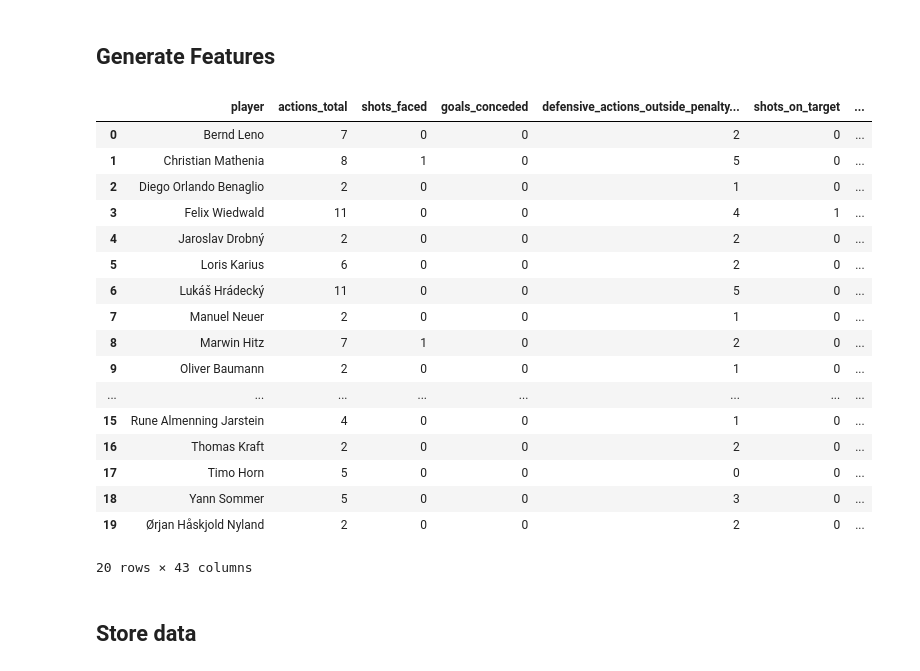
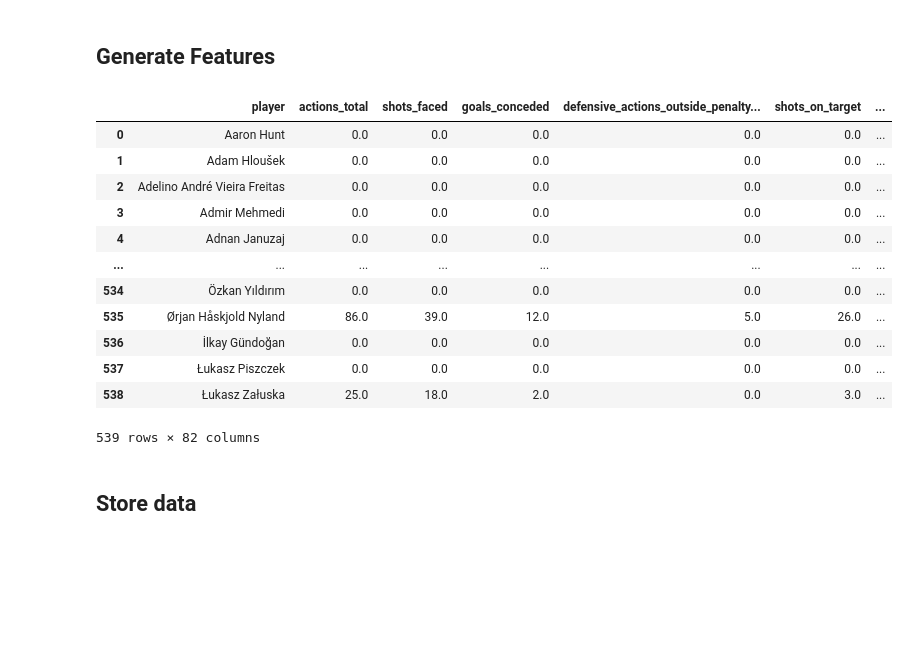
Before and after one commit to allorenz/football-player-similarity, a Jupyter notebook: src/notebooks/feature_goalkeeping.ipynb, the cells around one changed output. Drawn from its saved outputs; the diff is of its cells as text; code cells hidden in the pictures; blank space fills up the shorter version.

```diff
--- a/src/notebooks/feature_goalkeeping.ipynb
+++ b/src/notebooks/feature_goalkeeping.ipynb
@@ -7,14 +7,15 @@ import pandas as pd
 import numpy as np
 from ast import literal_eval
 from mplsoccer import Pitch, VerticalPitch, Standardizer
-
 # Run the notebook from inside the notebooks folder
 sys.path.append(os.path.abspath(os.path.join(os.path.dirname(__name__), '..')))
-
 from scripts.dataloader import Dataloader
 
+
 dataloader = Dataloader()
-
 df = dataloader.get_dimension(dimension="goal_keeping")
 df.columns, df.shape
+
+# load standard stats
+standard_stats = pd.read_csv("../../data/standard_stats.csv").loc[:,["player","full_match_equivalents"]]
 # %% [output]
@@ -40,7 +36,7 @@ def convert_to_list(input_data):
 
 df["location"] = df["location"].apply(convert_to_list)
 df[["x", "y"]] = df["location"].apply(pd.Series)
-df["under_pressure"] = df["under_pressure"] == True
+df["under_pressure"] = df["under_pressure"].fillna(False)
 df
 # %% [output]
 |  | player | location | type | under_pressure | goalkeeper_position | goalkeeper_technique | ... |
@@ -95,7 +91,7 @@ def is_ex_inside_defending_third(row):
         return (x <= 40)
 
 
-def analyze_defending(df):
+def analyze_defending(df, standard_stats):
     """
     This function Pre-compute all conditions for Vectorize operations.
     Returns results grouped by player and under_pressure
@@ -155,7 +151,7 @@ def analyze_defending(df):
 
 
 
-    player_under_pressure_grouping = df_with_flags.groupby(['player',"under_pressure"]).agg(
+    total_stats = df_with_flags.groupby(['player']).agg(
             # general actions
             actions_total=('player', 'count'),
             shots_faced=("is_shot_faced","sum"),
@@ -199,55 +195,69 @@ def analyze_defending(df):
             sweeper_collects_ball=("is_sweeper_and_collects_ball","sum"),
             sweeper_clears_ball=("is_sweeper_and_clears_ball","sum"),
             # collecting the ball
             collecting_ball_total=("is_ball_collecting","sum"),
             collecting_ball_failed=("ball_collection_failed","sum"),
             collecting_ball_in_second_attempt=("ball_collection_two_attemps_needed", "sum"), # e.g. due to misjudgment or dense goal area
             # distance to goal
             avg_distance_to_goal=("distance_to_goal",lambda x: (x).mean()),
             avg_distance_to_goal_saved_shots=("distance_to_goal", lambda x: x[df_with_flags["is_saved_shot"] == True].mean()),
             avg_distance_to_goal_goals_conceded=("distance_to_goal", lambda x: x[df_with_flags["goal_conceded"] == True].mean()),
 
     )
 
-    total_stats = player_under_pressure_grouping.groupby('player').sum()
+    ### calculate relative values ###
 
     calculation_pairs = [
             ("shots_on_target","shots_faced","shots_on_target_%"),
             ("goals_conceded","shots_on_target","save_%"),
             ("penalty_saved","penalty_total","penalty_save_%"),
-
         ]
 
     for a, b, c in calculation_pairs:
         total_stats[c] = (total_stats[f'{a}'] / total_stats[f'{b}'])
-        total_stats[c] = total_stats[c].replace([np.inf, -np.inf], np.nan)
+        total_stats[c] = total_stats[c].replace([np.inf, -np.inf], 0)
+    total_stats = total_stats.fillna(0)
+    total_stats = total_stats.reset_index(drop=False)
 
+    ###  calcuate stats per match ###
 
-    total_stats = total_stats.reset_index(drop=False)
+    # merge standard stats with absolute values (result_df)
+    absolute_column_values = [col for col in total_stats.columns if not col.endswith("_%") ]
+    df_stats_per_game = pd.merge(left=standard_stats, right=total_stats[absolute_column_values],on="player",how="left")
+
+    # calcuate stats per match and add to result_df
+    for col in df_stats_per_game.drop(["player", "full_match_equivalents"], axis=1).columns:
+        col_name = f"{col}_per_match"
+        df_stats_per_game[col_name] = (df_stats_per_game[col] / 90).round(3)
+
+    # keep only per match stats
+    column_per_match = [col for col in df_stats_per_game.columns if col.endswith("_per_match") or col=="player" ]
+    df_stats_per_game = df_stats_per_game[column_per_match]
+
+    # merge: abosulte, relative, per game values
+    total_stats = pd.merge(left=total_stats, right=df_stats_per_game, on="player", how="right")
+
+    # many field players have no goal keeper attributes
+    total_stats = total_stats.fillna(0)
 
     return total_stats
 
-result_df = analyze_defending(df)
+result_df = analyze_defending(df, standard_stats)
 result_df
 # %% [output]
 |  | player | actions_total | shots_faced | goals_conceded | defensive_actions_outside_penalty... | shots_on_target | ... |
-| 0 | Bernd Leno | 7 | 0 | 0 | 2 | 0 | ... |
-| 1 | Christian Mathenia | 8 | 1 | 0 | 5 | 0 | ... |
-| 2 | Diego Orlando Benaglio | 2 | 0 | 0 | 1 | 0 | ... |
-| 3 | Felix Wiedwald | 11 | 0 | 0 | 4 | 1 | ... |
-| 4 | Jaroslav Drobný | 2 | 0 | 0 | 2 | 0 | ... |
-| 5 | Loris Karius | 6 | 0 | 0 | 2 | 0 | ... |
-| 6 | Lukáš Hrádecký | 11 | 0 | 0 | 5 | 0 | ... |
-| 7 | Manuel Neuer | 2 | 0 | 0 | 1 | 0 | ... |
-| 8 | Marwin Hitz | 7 | 1 | 0 | 2 | 0 | ... |
-| 9 | Oliver Baumann | 2 | 0 | 0 | 1 | 0 | ... |
+| 0 | Aaron Hunt | 0.0 | 0.0 | 0.0 | 0.0 | 0.0 | ... |
+| 1 | Adam Hloušek | 0.0 | 0.0 | 0.0 | 0.0 | 0.0 | ... |
+| 2 | Adelino André Vieira Freitas | 0.0 | 0.0 | 0.0 | 0.0 | 0.0 | ... |
+| 3 | Admir Mehmedi | 0.0 | 0.0 | 0.0 | 0.0 | 0.0 | ... |
+| 4 | Adnan Januzaj | 0.0 | 0.0 | 0.0 | 0.0 | 0.0 | ... |
 | ... | ... | ... | ... | ... | ... | ... | ... |
-| 15 | Rune Almenning Jarstein | 4 | 0 | 0 | 1 | 0 | ... |
-| 16 | Thomas Kraft | 2 | 0 | 0 | 2 | 0 | ... |
-| 17 | Timo Horn | 5 | 0 | 0 | 0 | 0 | ... |
-| 18 | Yann Sommer | 5 | 0 | 0 | 3 | 0 | ... |
-| 19 | Ørjan Håskjold Nyland | 2 | 0 | 0 | 2 | 0 | ... |
+| 534 | Özkan Yıldırım | 0.0 | 0.0 | 0.0 | 0.0 | 0.0 | ... |
+| 535 | Ørjan Håskjold Nyland | 86.0 | 39.0 | 12.0 | 5.0 | 26.0 | ... |
+| 536 | İlkay Gündoğan | 0.0 | 0.0 | 0.0 | 0.0 | 0.0 | ... |
+| 537 | Łukasz Piszczek | 0.0 | 0.0 | 0.0 | 0.0 | 0.0 | ... |
+| 538 | Łukasz Załuska | 25.0 | 18.0 | 2.0 | 0.0 | 3.0 | ... |
-20 rows × 43 columns
+539 rows × 82 columns
 # %% [markdown]
 ## __Store data__
 # %%
```
Also changed, not shown: parts of 3 cells of this notebook, 25 other files.
